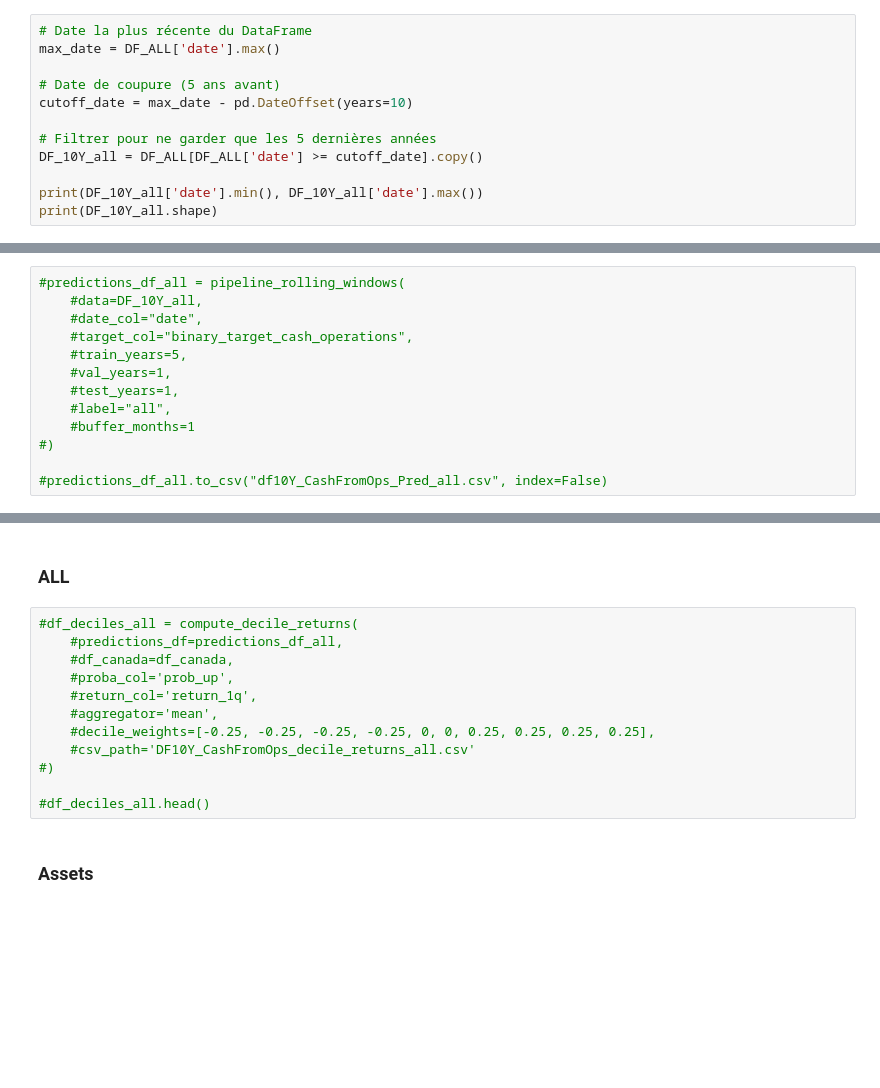
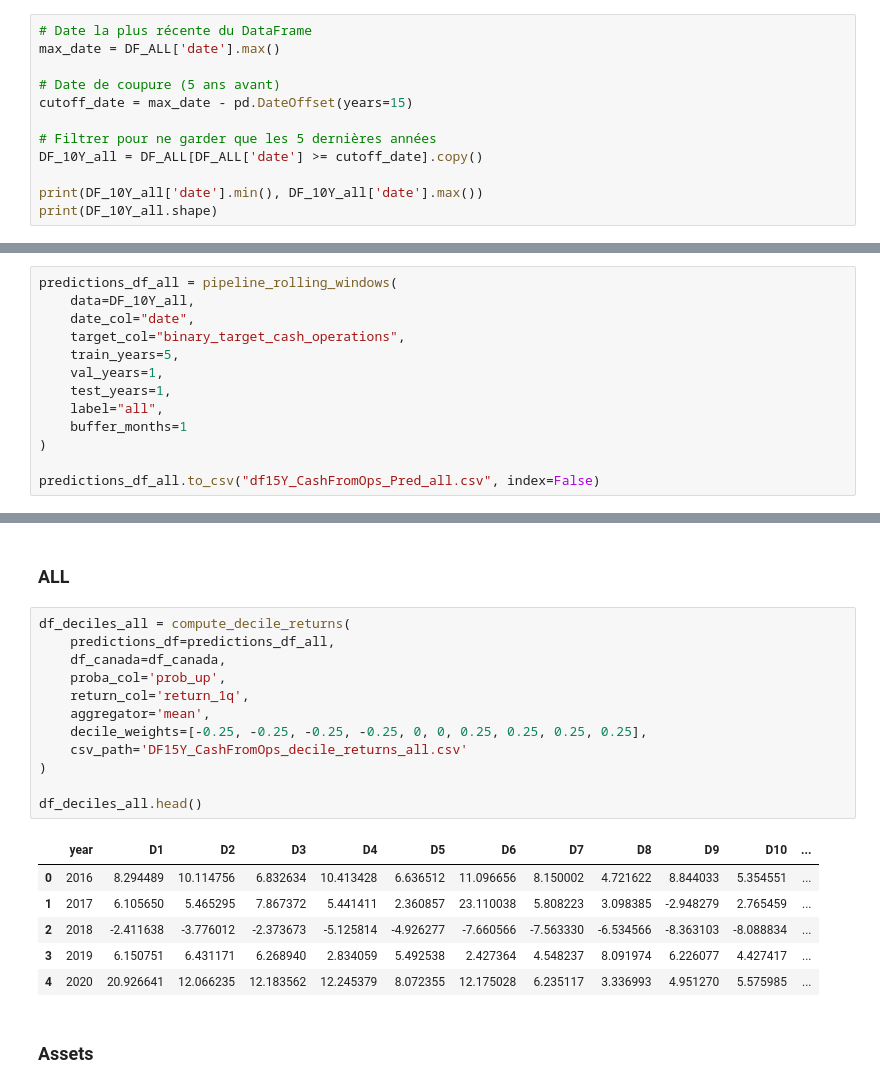
Before and after one commit to DominicPrenovost/AutoML-Practice, a Jupyter notebook: Target Cash From Operations.ipynb, the cells around one changed output, grey strips where cells are left out. Cells and saved outputs as stored; diff of their text form; blank space fills up the shorter version.

```diff
--- a/Target Cash From Operations.ipynb
+++ b/Target Cash From Operations.ipynb
@@ -249,7 +249,7 @@ Nombre total de valeurs NaN après suppression : 0
 max_date = DF_ALL['date'].max()
 
 # Date de coupure (5 ans avant)
-cutoff_date = max_date - pd.DateOffset(years=10)
+cutoff_date = max_date - pd.DateOffset(years=15)
 
 # Filtrer pour ne garder que les 5 dernières années
 DF_10Y_all = DF_ALL[DF_ALL['date'] >= cutoff_date].copy()
@@ -388,15 +388,15 @@ def pipeline_rolling_windows(data, date_col, target_col, train_years, val_years,
 # %% [markdown]
 ### 10Y ALL
 # %%
-#predictions_df_all = pipeline_rolling_windows(
-    #data=DF_10Y_all,
-    #date_col="date",
-    #target_col="binary_target_cash_operations",
-    #train_years=5,
-    #val_years=1,
-    #test_years=1,
-    #label="all",
-    #buffer_months=1
-#)
+predictions_df_all = pipeline_rolling_windows(
+    data=DF_10Y_all,
+    date_col="date",
+    target_col="binary_target_cash_operations",
+    train_years=5,
+    val_years=1,
+    test_years=1,
+    label="all",
+    buffer_months=1
+)
 
-#predictions_df_all.to_csv("df10Y_CashFromOps_Pred_all.csv", index=False)
+predictions_df_all.to_csv("df15Y_CashFromOps_Pred_all.csv", index=False)
@@ -857,17 +891,24 @@ def compute_decile_returns(
 # %% [markdown]
 ### ALL
 # %%
-#df_deciles_all = compute_decile_returns(
-    #predictions_df=predictions_df_all,
-    #df_canada=df_canada,
-    #proba_col='prob_up',
-    #return_col='return_1q',
-    #aggregator='mean',
-    #decile_weights=[-0.25, -0.25, -0.25, -0.25, 0, 0, 0.25, 0.25, 0.25, 0.25],
-    #csv_path='DF10Y_CashFromOps_decile_returns_all.csv'
-#)
+df_deciles_all = compute_decile_returns(
+    predictions_df=predictions_df_all,
+    df_canada=df_canada,
+    proba_col='prob_up',
+    return_col='return_1q',
+    aggregator='mean',
+    decile_weights=[-0.25, -0.25, -0.25, -0.25, 0, 0, 0.25, 0.25, 0.25, 0.25],
+    csv_path='DF15Y_CashFromOps_decile_returns_all.csv'
+)
 
-#df_deciles_all.head()
+df_deciles_all.head()
+# %% [output]
+|  | year | D1 | D2 | D3 | D4 | D5 | D6 | D7 | D8 | D9 | D10 | ... |
+| 0 | 2016 | 8.294489 | 10.114756 | 6.832634 | 10.413428 | 6.636512 | 11.096656 | 8.150002 | 4.721622 | 8.844033 | 5.354551 | ... |
+| 1 | 2017 | 6.105650 | 5.465295 | 7.867372 | 5.441411 | 2.360857 | 23.110038 | 5.808223 | 3.098385 | -2.948279 | 2.765459 | ... |
+| 2 | 2018 | -2.411638 | -3.776012 | -2.373673 | -5.125814 | -4.926277 | -7.660566 | -7.563330 | -6.534566 | -8.363103 | -8.088834 | ... |
+| 3 | 2019 | 6.150751 | 6.431171 | 6.268940 | 2.834059 | 5.492538 | 2.427364 | 4.548237 | 8.091974 | 6.226077 | 4.427417 | ... |
+| 4 | 2020 | 20.926641 | 12.066235 | 12.183562 | 12.245379 | 8.072355 | 12.175028 | 6.235117 | 3.336993 | 4.951270 | 5.575985 | ... |
 # %% [markdown]
 ### Assets
 # %%
```
Also changed, not shown: parts of 7 cells of this notebook.
